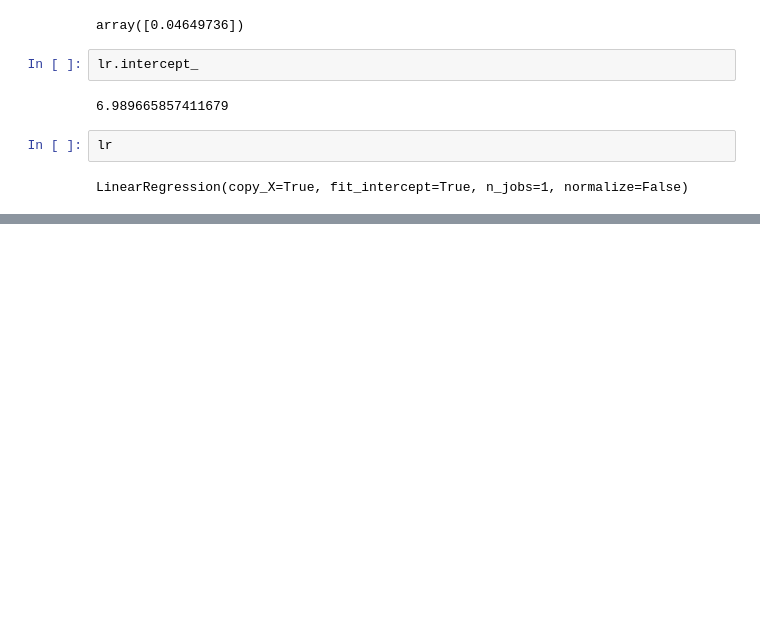
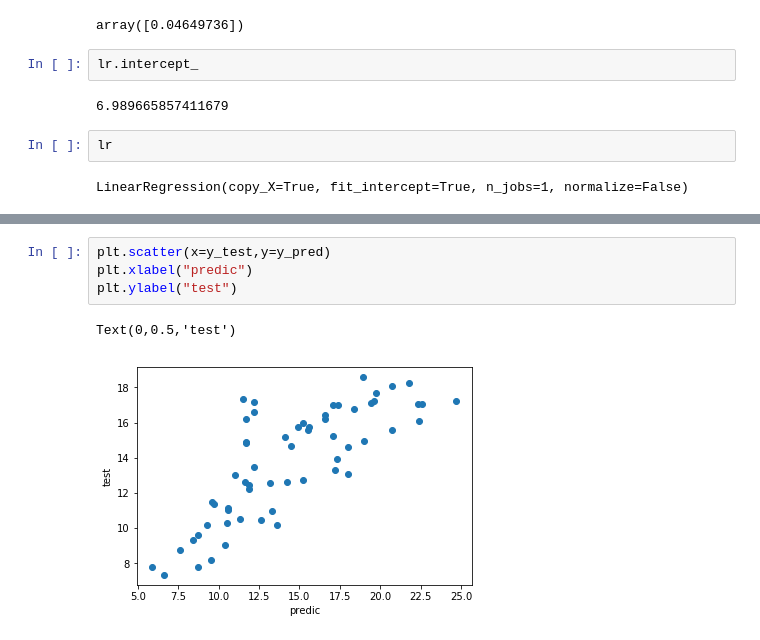
Before and after one commit to prasannarajezzzy/Linear_Regression_using-sklearn, a Jupyter notebook: Linear_Regression.ipynb, the cells around one changed output, grey strips where cells are left out. Drawn from its saved outputs; the diff is of its cells as text; blank space fills up the shorter version.

```diff
--- a/Linear_Regression.ipynb
+++ b/Linear_Regression.ipynb
@@ -143,0 +197,7 @@ LinearRegression(copy_X=True, fit_intercept=True, n_jobs=1, normalize=False)
+# %%
+plt.scatter(x=y_test,y=y_pred)
+plt.xlabel("predic")
+plt.ylabel("test")
+# %% [output]
+Text(0,0.5,'test')
+[figure, added]
```
Also changed, not shown: parts of 9 cells of this notebook.
